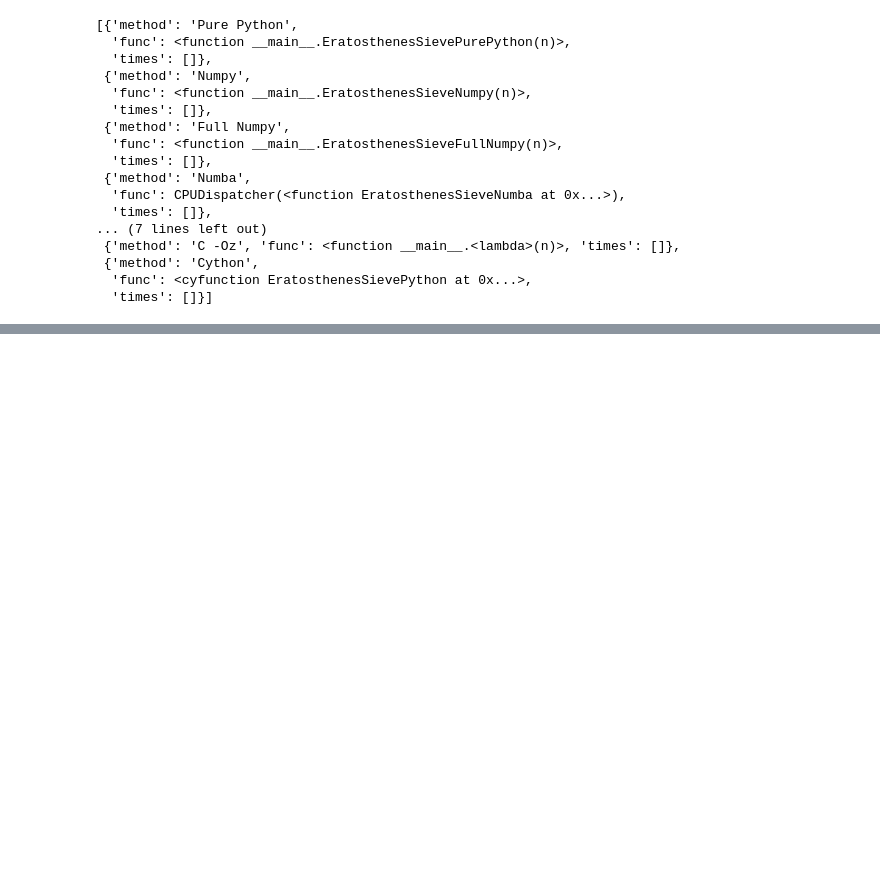
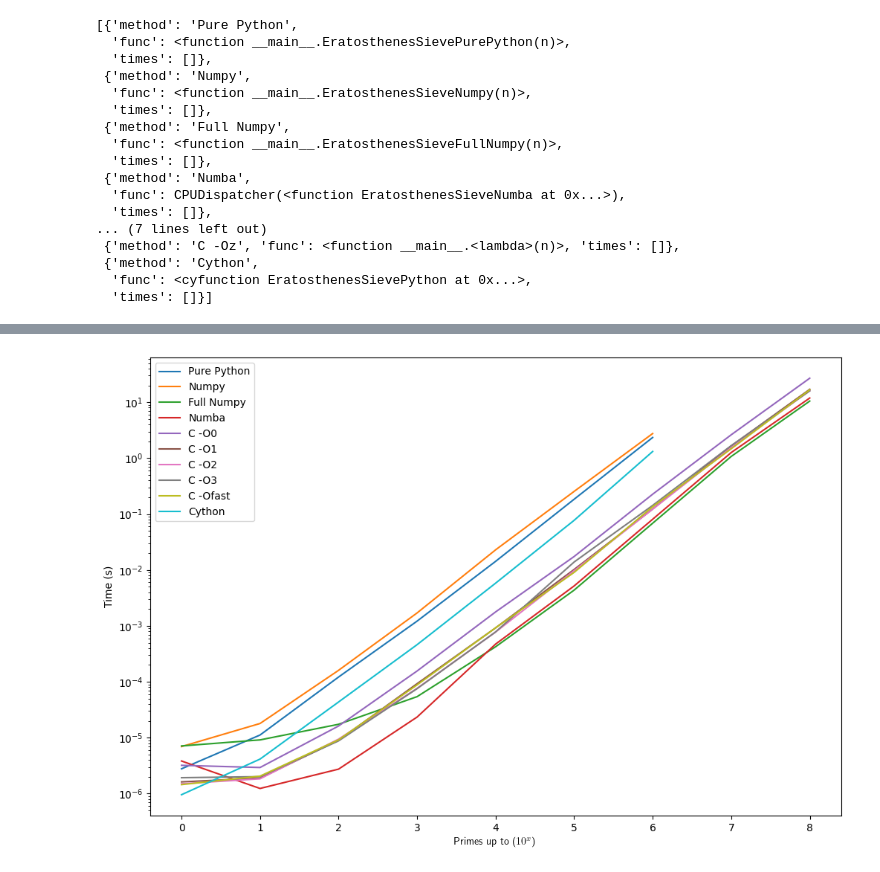
Before and after one commit to pauldubois98/PythonBenchmarks, a Jupyter notebook: EratosthenesSieve/EratosthenesSieve.ipynb, the cells around one changed output, grey strips where cells are left out. Cells and saved outputs as stored; diff of their text form; code cells hidden in the pictures; blank space fills up the shorter version.

```diff
--- a/EratosthenesSieve/EratosthenesSieve.ipynb
+++ b/EratosthenesSieve/EratosthenesSieve.ipynb
@@ -335,0 +336,22 @@ plt.show()
+# %%
+print('Test de vitesse:')
+for i in range(9,10):
+    n = 10**i
+    print(f'Taille 10^{i}:')
+    for method in all_mehods:
+        if i > 7 and method['method'] == 'Pure Python':
+            continue
+        if i > 7 and method['method'] == 'Numpy':
+            continue
+        if i > 7 and method['method'] == 'Cython':
+            continue
+        func = method['func']
+        t = timeit.timeit(lambda: func(n), number=1)
+        if t<0.5:
+            repeat = int(0.5/t)+1
+            final_t = timeit.timeit(lambda: func(n), number=repeat)/repeat
+        else:
+            repeat = 1
+            final_t = t
+        method['times'].append(final_t)
+        print(f'\t{method["method"]}: {final_t:0.7f}s (repeats: {repeat})')
@@ -335,0 +371,15 @@ plt.show()
+# %%
+import matplotlib.pyplot as plt
+
+to_ignore = ['C -Oz', 'C -Os', 'C -Og']
+plt.figure(figsize=(12, 8))
+for method in all_mehods:
+    if method['method'] in to_ignore:
+        continue
+    plt.semilogy(method['times'], label=method['method'])
+plt.legend()
+plt.xlabel('Primes up to ($10^x$)', usetex=True)
+plt.ylabel('Time (s)')
+plt.show()
+# %% [output]
+[figure, added]
```
Also changed, not shown: parts of 11 cells of this notebook.
